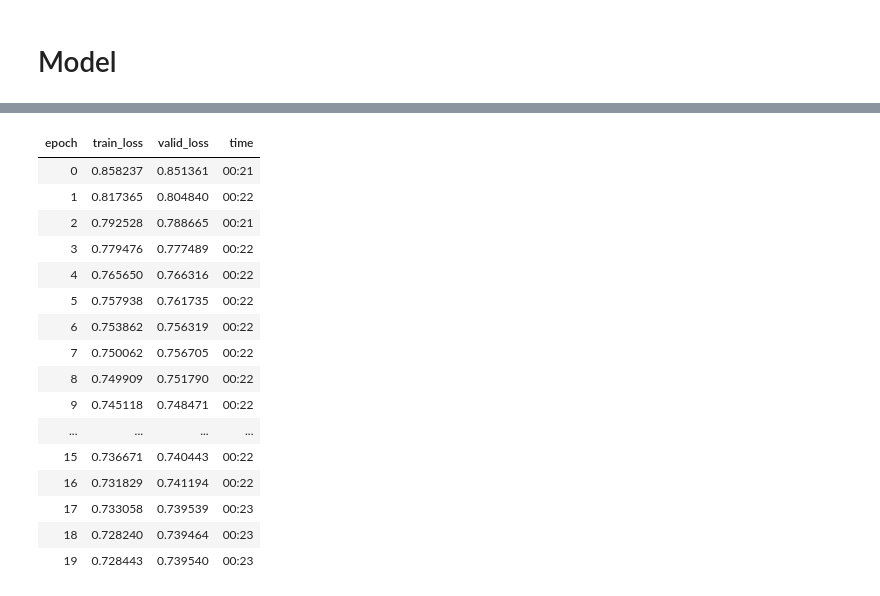
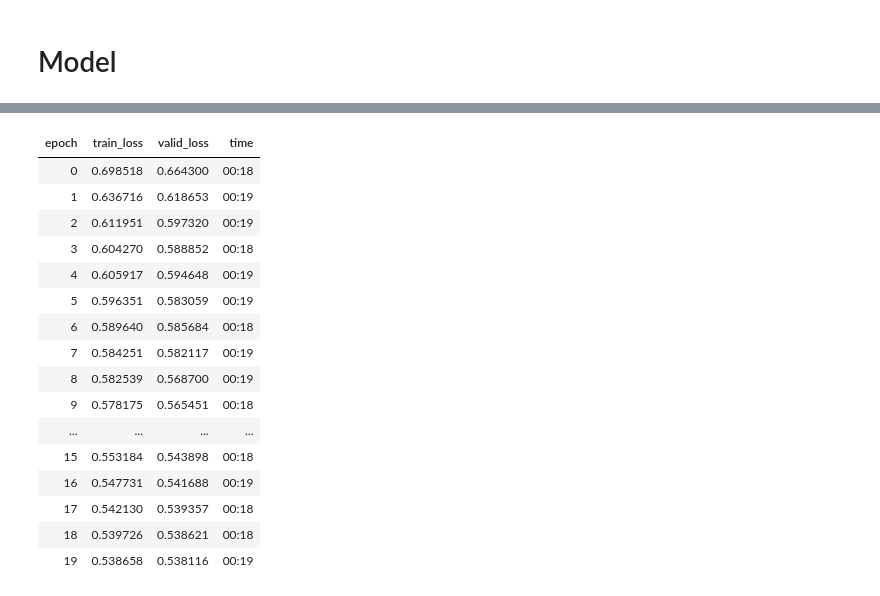
Before and after one commit to anhquan0412/fastai_v3p1, a Jupyter notebook: auto_encoder/auto_encoder.ipynb, the cells around one changed output, grey strips where cells are left out. Drawn from its saved outputs; the diff is of its cells as text; code cells hidden in the pictures.

```diff
--- a/auto_encoder/auto_encoder.ipynb
+++ b/auto_encoder/auto_encoder.ipynb
@@ -328,3 +313,5 @@ def mse_flat(preds,targs,**kwargs):
 db = get_databunch()
 # %%
 learn = Learner(db,SimpleEncoderModel(layers).cuda(),loss_func = mse_flat,metrics=[])
+# %%
+hook_layers = list(list(learn.model.children())[0]) + list(list(learn.model.children())[1][:-1])
@@ -330,0 +340,5 @@ learn = Learner(db,SimpleEncoderModel(layers).cuda(),loss_func = mse_flat,metric
+# %%
+for l in hook_layers:
+    if isinstance(l, nn.Sequential):
+        nn.init.kaiming_normal_(l[0].weight)
+        l[0].bias.data.zero_()
@@ -330,0 +473,22 @@ learn = Learner(db,SimpleEncoderModel(layers).cuda(),loss_func = mse_flat,metric
+# %%
+def build_enc_dec(hls,is_enc = True,**kwargs):
+    def linear_relu(i,o):
+        return nn.Sequential(nn.Linear(i,o),GeneralRelu(**kwargs))
+
+    l = len(hls)
+    if is_enc:
+        return nn.Sequential(*[linear_relu(hls[i],hls[i+1]) for i in range(l-1)])
+    return nn.Sequential( *([linear_relu(hls[i],hls[i-1]) for i in range(l-1,0,-1)] + [nn.Tanh()]) )
+
+
+class SimpleEncoderModel(nn.Module):
+    def __init__(self,hidden_layers,**kwargs):
+        super().__init__()
+        self.encoder = build_enc_dec(hidden_layers,True,**kwargs)
+        self.decoder = build_enc_dec(hidden_layers,False,**kwargs)
+
+    def forward(self, x):
+        x = flatten(x)
+        x = self.encoder(x)
+        x = self.decoder(x)
+        return x
@@ -331,3 +602,17 @@ learn = Learner(db,SimpleEncoderModel(layers).cuda(),loss_func = mse_flat,metric
+# %%
+layers = [128*128*3,256,64,3]
+
+db = get_databunch()
+
+learn = Learner(db,SimpleEncoderModel(layers,leak=0.07,sub=0.4,maxv=5.).cuda(),loss_func = mse_flat,metrics=[])
+
+hook_layers = list(list(learn.model.children())[0]) + list(list(learn.model.children())[1][:-1])
+
+# init
+for l in hook_layers:
+    if isinstance(l, nn.Sequential):
+        nn.init.kaiming_normal_(l[0].weight)
+        l[0].bias.data.zero_()
 # %%
 learn.lr_find()
 learn.recorder.plot()
@@ -338,20 +623,20 @@ LR Finder is complete, type {learner_name}.recorder.plot() to see the graph.
 # %%
-learn.fit_one_cycle(20, 2e-3)
+learn.fit_one_cycle(20, 1e-2)
 # %% [output]
 | epoch | train_loss | valid_loss | time |
-| 0 | 0.858237 | 0.851361 | 00:21 |
-| 1 | 0.817365 | 0.804840 | 00:22 |
-| 2 | 0.792528 | 0.788665 | 00:21 |
-| 3 | 0.779476 | 0.777489 | 00:22 |
-| 4 | 0.765650 | 0.766316 | 00:22 |
-| 5 | 0.757938 | 0.761735 | 00:22 |
-| 6 | 0.753862 | 0.756319 | 00:22 |
-| 7 | 0.750062 | 0.756705 | 00:22 |
-| 8 | 0.749909 | 0.751790 | 00:22 |
-| 9 | 0.745118 | 0.748471 | 00:22 |
+| 0 | 0.698518 | 0.664300 | 00:18 |
+| 1 | 0.636716 | 0.618653 | 00:19 |
+| 2 | 0.611951 | 0.597320 | 00:19 |
+| 3 | 0.604270 | 0.588852 | 00:18 |
+| 4 | 0.605917 | 0.594648 | 00:19 |
+| 5 | 0.596351 | 0.583059 | 00:19 |
+| 6 | 0.589640 | 0.585684 | 00:18 |
+| 7 | 0.584251 | 0.582117 | 00:19 |
+| 8 | 0.582539 | 0.568700 | 00:19 |
+| 9 | 0.578175 | 0.565451 | 00:18 |
 | ... | ... | ... | ... |
-| 15 | 0.736671 | 0.740443 | 00:22 |
-| 16 | 0.731829 | 0.741194 | 00:22 |
-| 17 | 0.733058 | 0.739539 | 00:23 |
-| 18 | 0.728240 | 0.739464 | 00:23 |
-| 19 | 0.728443 | 0.739540 | 00:23 |
+| 15 | 0.553184 | 0.543898 | 00:18 |
+| 16 | 0.547731 | 0.541688 | 00:19 |
+| 17 | 0.542130 | 0.539357 | 00:18 |
+| 18 | 0.539726 | 0.538621 | 00:18 |
+| 19 | 0.538658 | 0.538116 | 00:19 |
```
Also changed, not shown: parts of 59 cells of this notebook.
